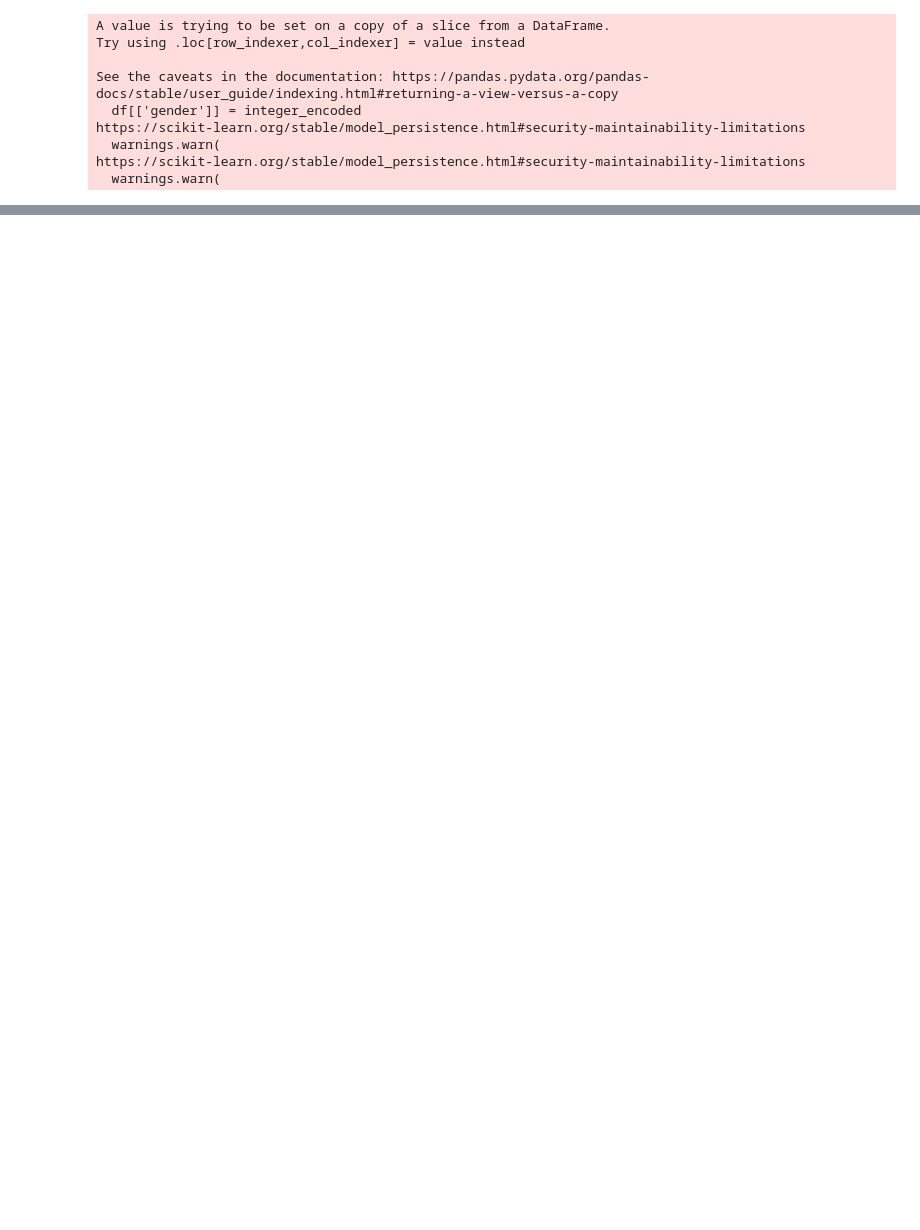
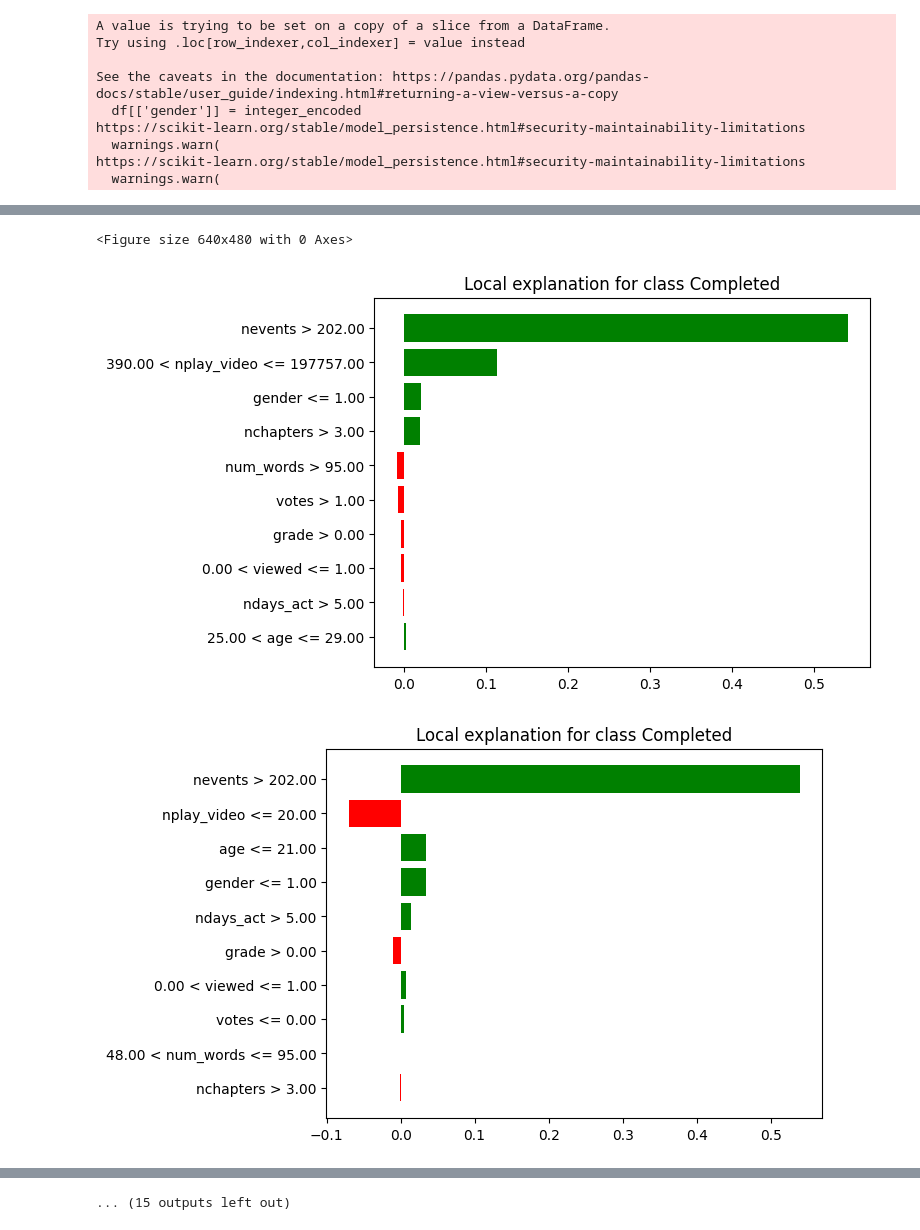
Before and after one commit to cosmcbun/Explainable-Ai-Comps-2024, a Jupyter notebook: MOOC/LIME/RunningLIMEOnMOOCUserStudyExamples.ipynb, the cells around one changed output, grey strips where cells are left out. Cells and saved outputs as stored; diff of their text form; code cells hidden in the pictures; blank space fills up the shorter version.

Commit message:
created LIME images to closely match SHAP for user study

```diff
--- a/MOOC/LIME/RunningLIMEOnMOOCUserStudyExamples.ipynb
+++ b/MOOC/LIME/RunningLIMEOnMOOCUserStudyExamples.ipynb
@@ -63,9 +63,10 @@ mlp_explainer = LimeTabularExplainer(
     discretize_continuous=True
 )
 
-for entry, file_name in examples_for_user_study[:2]:
+plt.clf()
+for entry, file_name in examples_for_user_study:
     exp = mlp_explainer.explain_instance(entry, mlp.predict_proba)
-    exp.show_in_notebook(show_table=True, show_all=False)
-    pd.DataFrame([entry], columns=MOOC_feature_names)
-    plt.savefig(f"{path}/Shapley/Support-Vector Machine/TP/TP_{i}.png", bbox_inches='tight')
+    # exp.show_in_notebook(show_table=True, show_all=False)
+    exp.as_pyplot_figure(label=1)
+    plt.savefig(f"UserStudyExamples/{file_name}.png", bbox_inches='tight')
 # %% [output]
@@ -73,0 +73,3 @@ for entry, file_name in examples_for_user_study[:2]:
+<Figure size 640x480 with 0 Axes>
+[figure, added]
+[figure, added]
@@ -73,0 +85 @@ for entry, file_name in examples_for_user_study[:2]:
+... (15 outputs left out)
```
Also changed, not shown: parts of 1 cell of this notebook, 27 other files.
